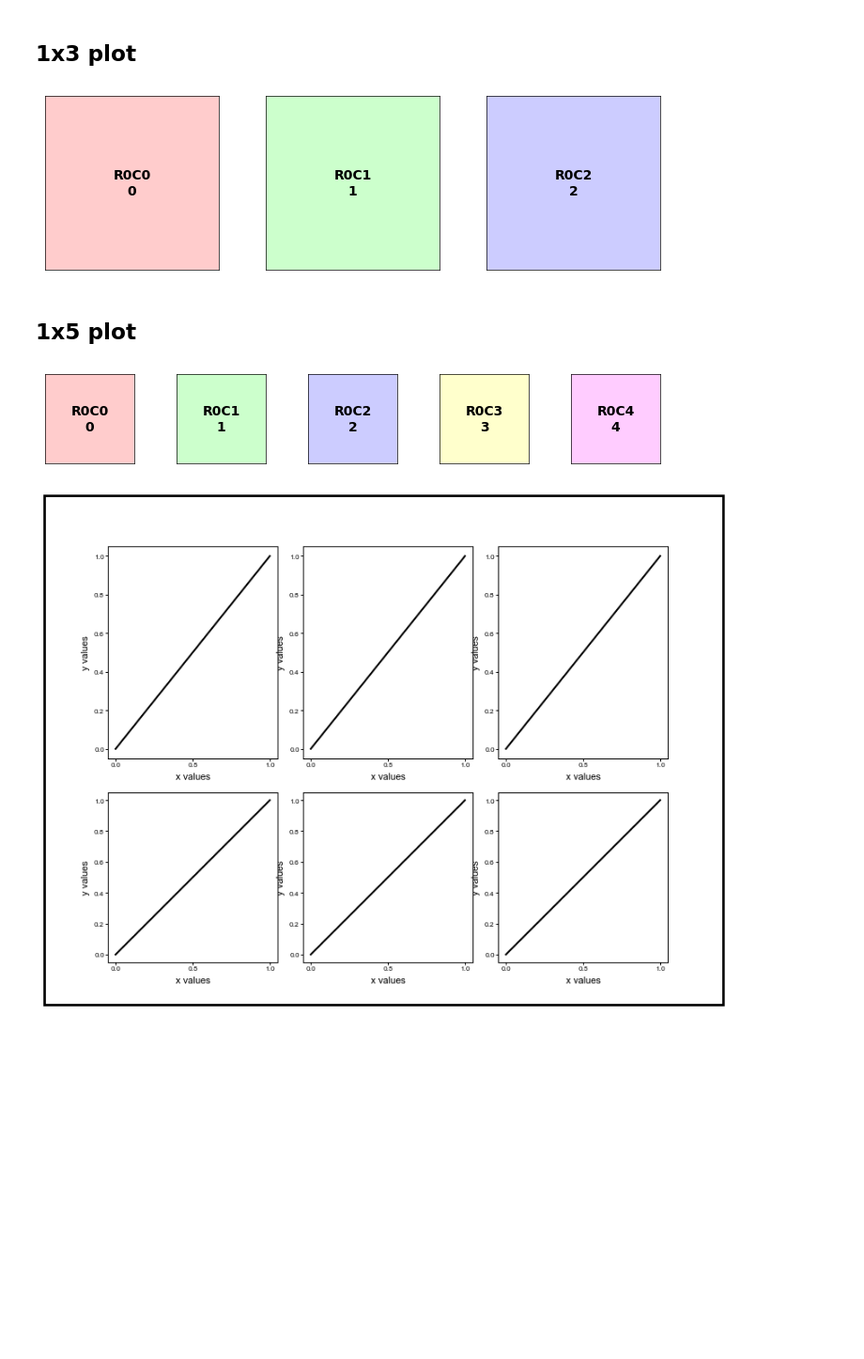
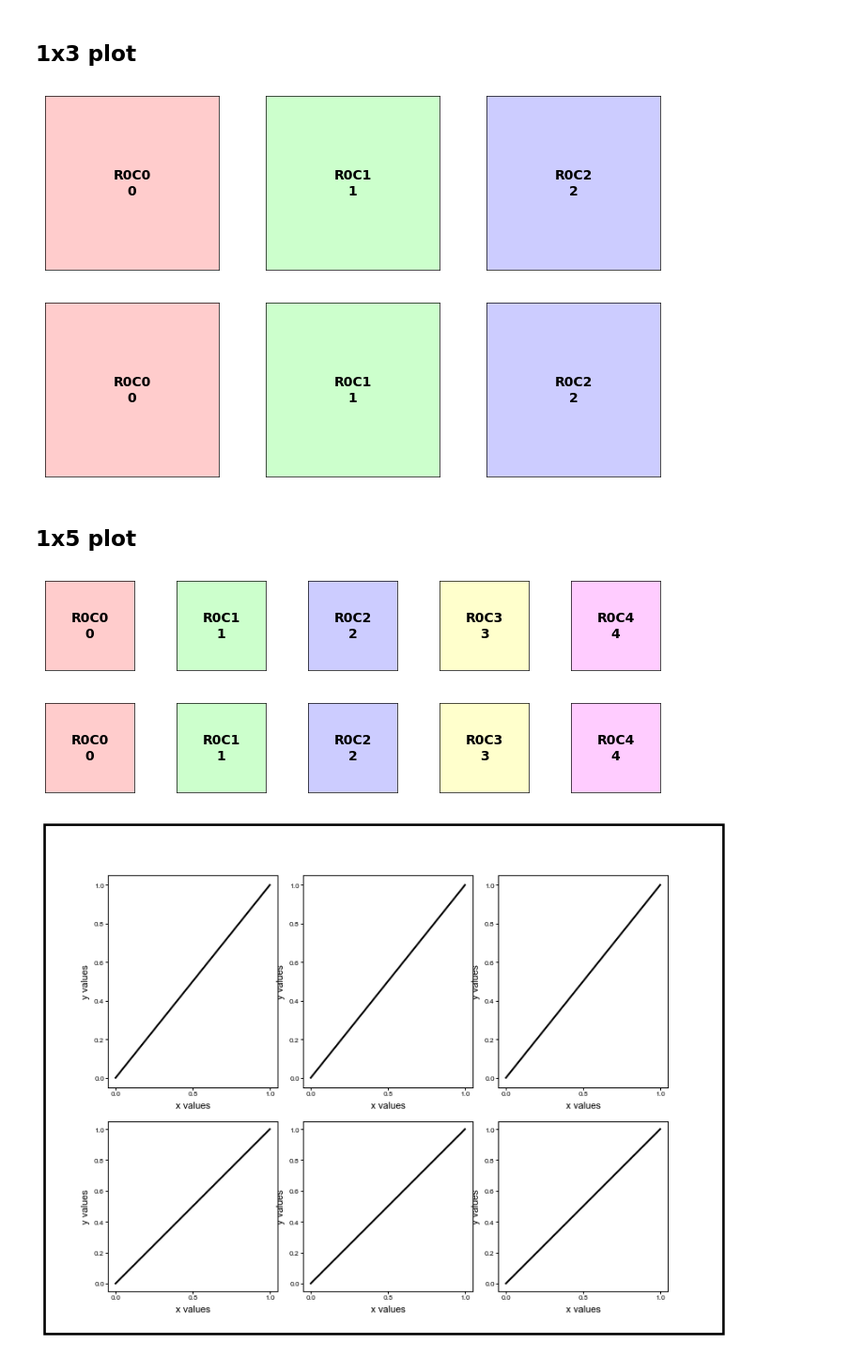
Before and after one commit to YesselmanLab/rna_map_plotting, a Jupyter notebook: notebooks/figure.ipynb, the cells around one changed output. Shown: that part at 94% size. Saved outputs shown, nothing was run; the diff lists cells and outputs as text; code cells hidden in the pictures; blank space fills up the shorter version.

```diff
--- a/notebooks/figure.ipynb
+++ b/notebooks/figure.ipynb
@@ -190,24 +202,25 @@ draw_box_around_figure(fig)
 # %%
 # 1x3 plot with new dictionary format
 layout_dict = {
     "fig_size": (7, 2.3),
     "row_1": {
         "size": (1.85, 1.85),
         "hspace": 0.50,
         "wspace": 0.50,
         "margins": {"left": 0.40, "right": 0.0, "top": 0.0, "bottom": 0.30},
-        "cols": 3
+        "cols": 3,
     },
 }
 layout = SubplotLayout(config=layout_dict)
 
 # Get coordinates
 coords = layout.get_coordinates()
 
 # Visualize the layout
-render_example_figure(coords, (7, 2.3), grid_layout=(1, 3));
+render_example_figure(coords, (7, 2.3), grid_layout=(1, 3))
 # %% [output]
 [figure]
+[figure, added]
 # %% [markdown]
 ## 1x5 plot
 # %%
@@ -219,7 +232,7 @@ layout_dict = {
         "hspace": 0.45,
         "wspace": 0.50,
         "margins": {"left": 0.40, "right": 0.0, "top": 0.0, "bottom": 0.30},
-        "cols": 5
+        "cols": 5,
     },
 }
 layout = SubplotLayout(config=layout_dict)
@@ -228,9 +241,10 @@ layout = SubplotLayout(config=layout_dict)
 coords = layout.get_coordinates()
 
 # Visualize the layout
-render_example_figure(coords, (7, 1.5), grid_layout=(1, 5));
+render_example_figure(coords, (7, 1.5), grid_layout=(1, 5))
 # %% [output]
 [figure]
+[figure, added]
 # %%
 ## Using create_figure_with_layout with Dictionary Format
 
```
Also changed, not shown: parts of 6 cells of this notebook, 5 other files.
